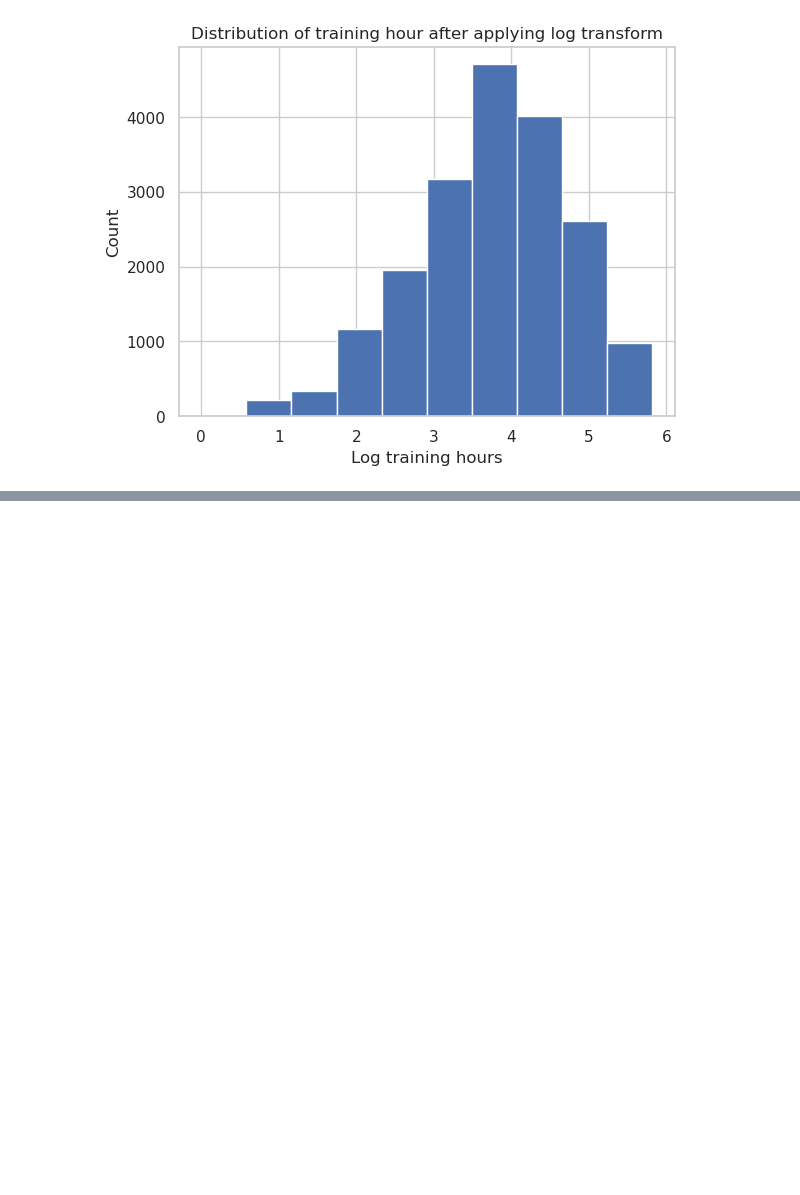
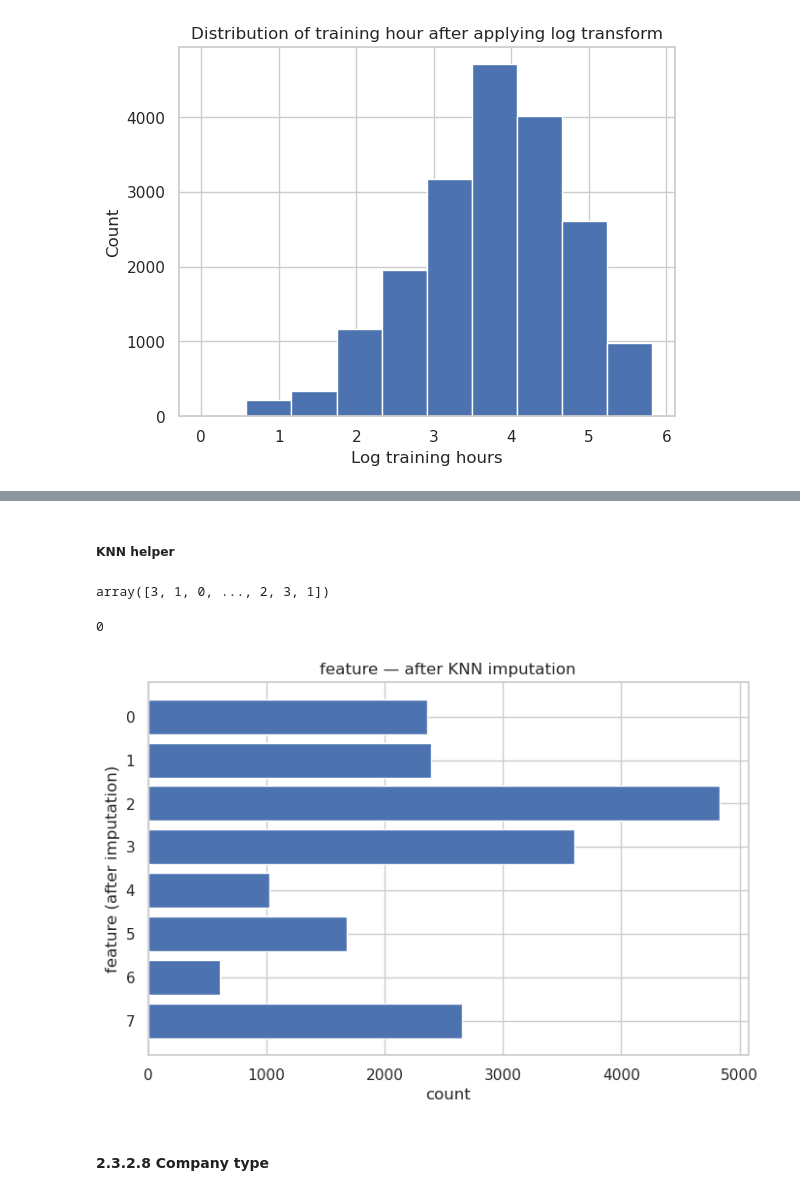
Before and after one commit to DinhXuanKhuong/Job-Change-of-Data-Scientists_Logistic-Regression-From-Scratch, a Jupyter notebook: notebooks/02_preprocessing.ipynb, the cells around one changed output, grey strips where cells are left out. Cells and saved outputs as stored; diff of their text form; code cells hidden in the pictures; blank space fills up the shorter version.

```diff
--- a/notebooks/02_preprocessing.ipynb
+++ b/notebooks/02_preprocessing.ipynb
@@ -159,0 +426,45 @@ plt.show()
+# %%
+mask_known = size_encoded != -1
+mask_missing = size_encoded == -1
+
+X_known = X[mask_known]
+y_known = size_encoded[mask_known]
+
+X_missing = X[mask_missing]
+# %% [markdown]
+##### KNN helper
+# %%
+def knn_predict(X_train, y_train, X_test, k=5):
+    preds = np.zeros(len(X_test), dtype=int)
+    for i, x in enumerate(X_test):
+        # Euclidean distance
+        dists = np.sqrt(np.sum((X_train - x)**2, axis=1))
+        idx = np.argsort(dists)[:k]
+        # majority vote
+        votes = y_train[idx]
+        values, counts = np.unique(votes, return_counts=True)
+        preds[i] = values[np.argmax(counts)]
+    return preds
+# %%
+y_pred = knn_predict(X_known, y_known, X_missing)
+y_pred
+# %% [output]
+array([3, 1, 0, ..., 2, 3, 1])
+# %%
+size_encoded[mask_missing] = y_pred
+# %%
+(size_encoded == -1).sum()
+# %% [output]
+0
+# %%
+unique, counts = np.unique(size_encoded, return_counts=True)
+
+# sort by count descending
+sort_idx = np.argsort(counts)[::-1]
+unique = unique[sort_idx]
+counts = counts[sort_idx]
+
+# plot
+plot_imputation(unique, counts)
+# %% [output]
+[figure, added]
@@ -159,0 +473,2 @@ plt.show()
+# %% [markdown]
+#### 2.3.2.8 Company type
```
Also changed, not shown: parts of 72 cells of this notebook, 5 other files.
